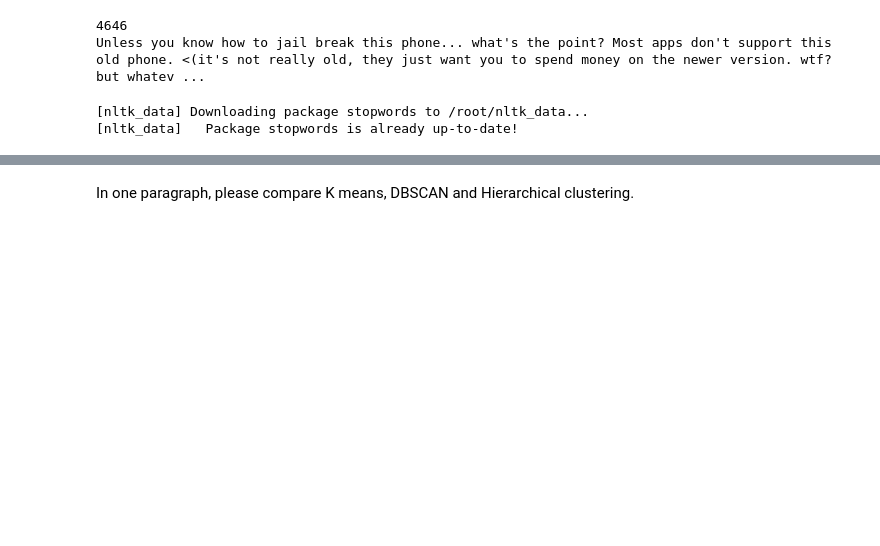
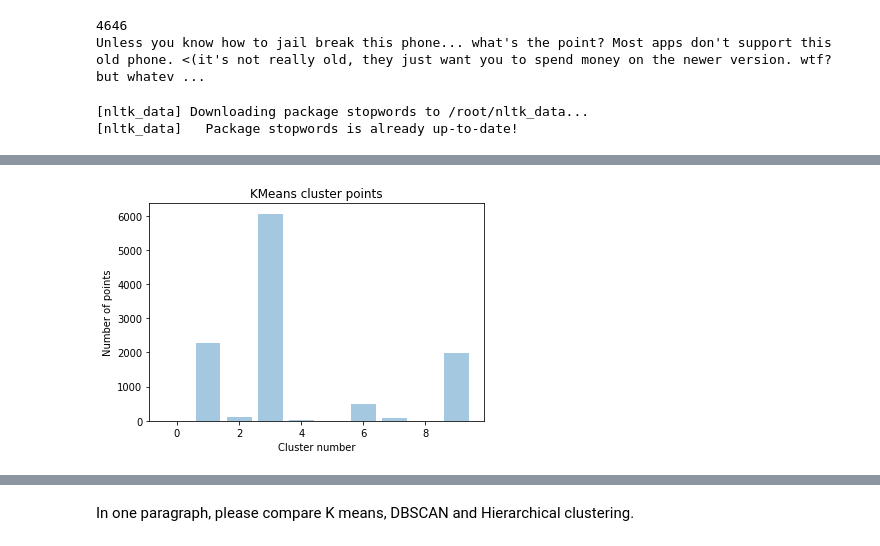
Before and after one commit to betty6you/Jing_INFO5731_Spring2020, a Jupyter notebook: In_Class_exercises_10.ipynb, the cells around one changed output, grey strips where cells are left out. Saved outputs shown, nothing was run; the diff lists cells and outputs as text; code cells hidden in the pictures; blank space fills up the shorter version.

```diff
--- a/In_Class_exercises_10.ipynb
+++ b/In_Class_exercises_10.ipynb
@@ -177,4 +193,3 @@ silhouette_score
 # %%
-df = final
 df['Bow Clus Label'] = model.labels_ # the last column you can see the label numebers
 df.head(2)
@@ -192,7 +242,9 @@ for i in range(10):
 # %%
 import matplotlib.pyplot as plt
-plt.bar([x for x in range(10)], df.groupby(['Bow Clus Label'])['Text'].count(), alpha = 0.4)
+plt.bar([x for x in range(10)], df.groupby(['Bow Clus Label'])['Reviews'].count(), alpha = 0.4)
 plt.title('KMeans cluster points')
 plt.xlabel("Cluster number")
 plt.ylabel("Number of points")
 plt.show()
+# %% [output]
+[figure, added]
```
Also changed, not shown: parts of 28 cells of this notebook.
